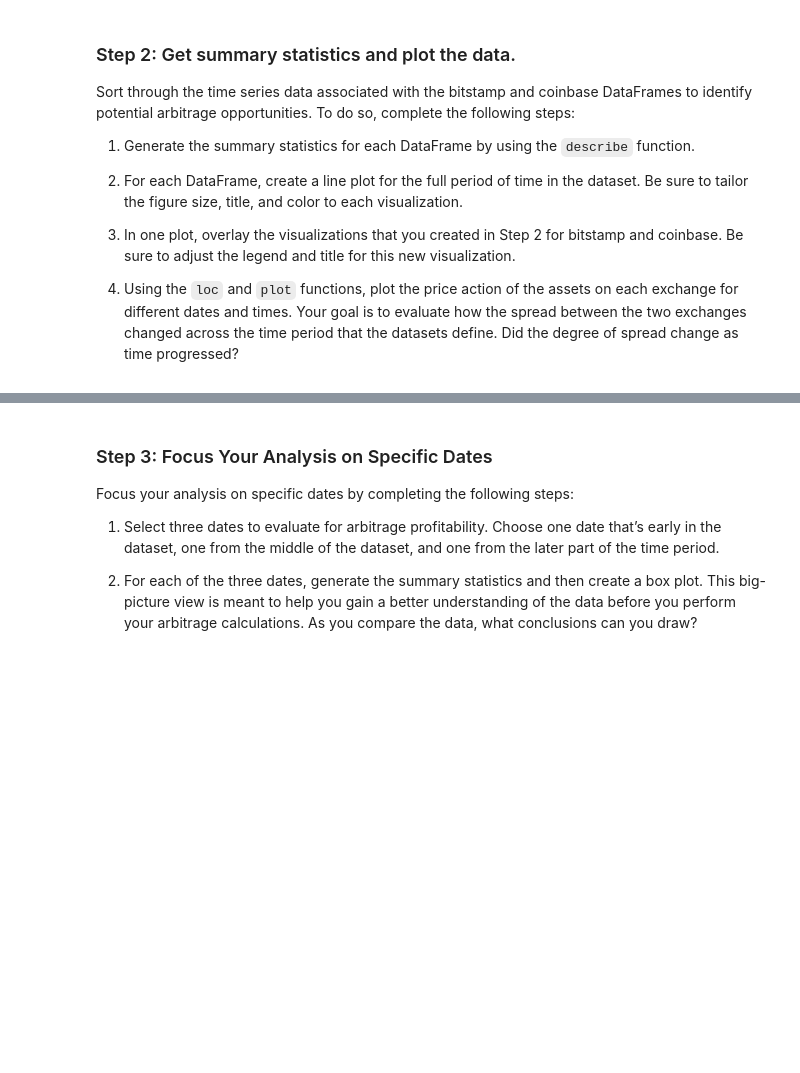
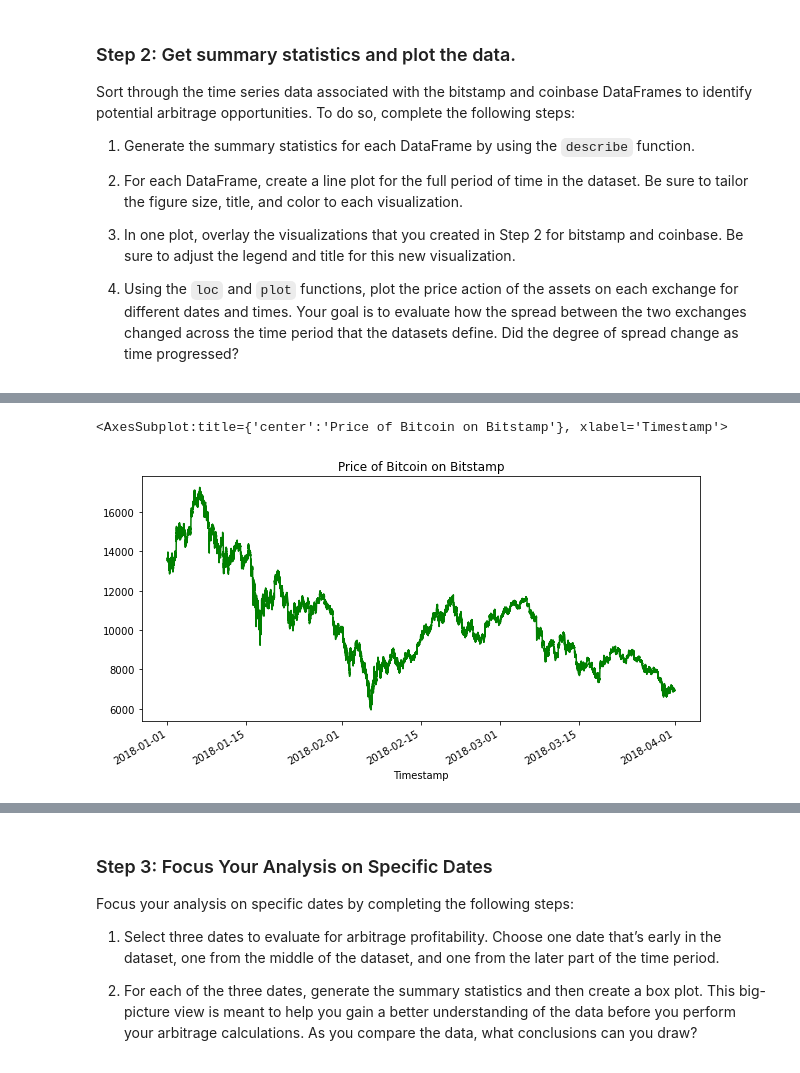
Before and after one commit to billybishop21/bitcoin_arbitrage, a Jupyter notebook: crypto_arbitrage.ipynb, the cells around one changed output, grey strips where cells are left out. Drawn from its saved outputs; the diff is of its cells as text; code cells hidden in the pictures; blank space fills up the shorter version.

Commit message:
commit summary statistics and plots 7/9/2021 2:34pm

```diff
--- a/crypto_arbitrage.ipynb
+++ b/crypto_arbitrage.ipynb
@@ -355,7 +355,10 @@ Sort through the time series data associated with the bitstamp and coinbase Data
 # %%
 # Create a line plot for the bitstamp DataFrame for the full length of time in the dataset
 # Be sure that the figure size, title, and color are tailored to each visualization
-# YOUR CODE HERE
+bitstamp_sliced.plot(figsize=(10,5), title="Price of Bitcoin on Bitstamp", color="green")
+# %% [output]
+<AxesSubplot:title={'center':'Price of Bitcoin on Bitstamp'}, xlabel='Timestamp'>
+[figure, added]
 # %%
 # Create a line plot for the coinbase DataFrame for the full length of time in the dataset
 # Be sure that the figure size, title, and color are tailored to each visualization
```
Also changed, not shown: parts of 7 cells of this notebook.
